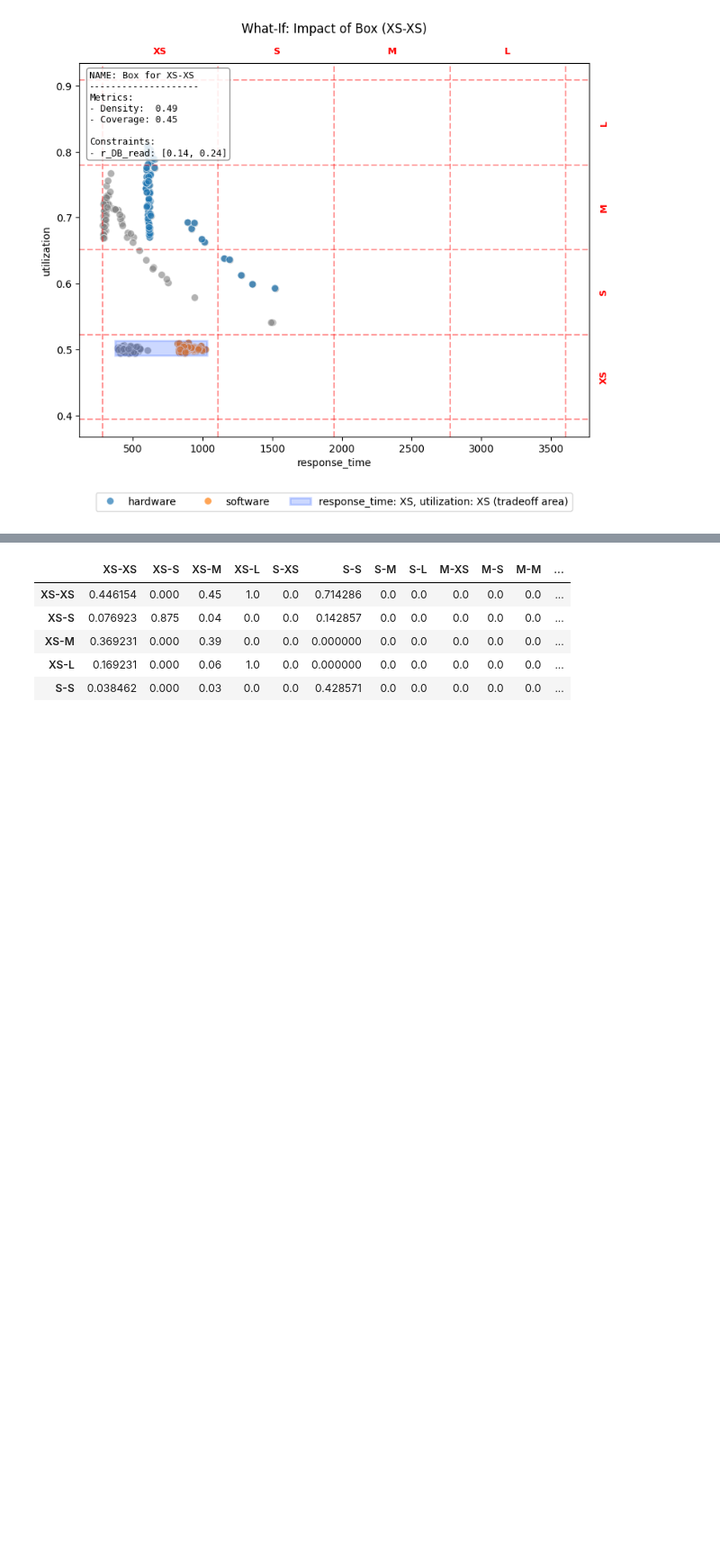
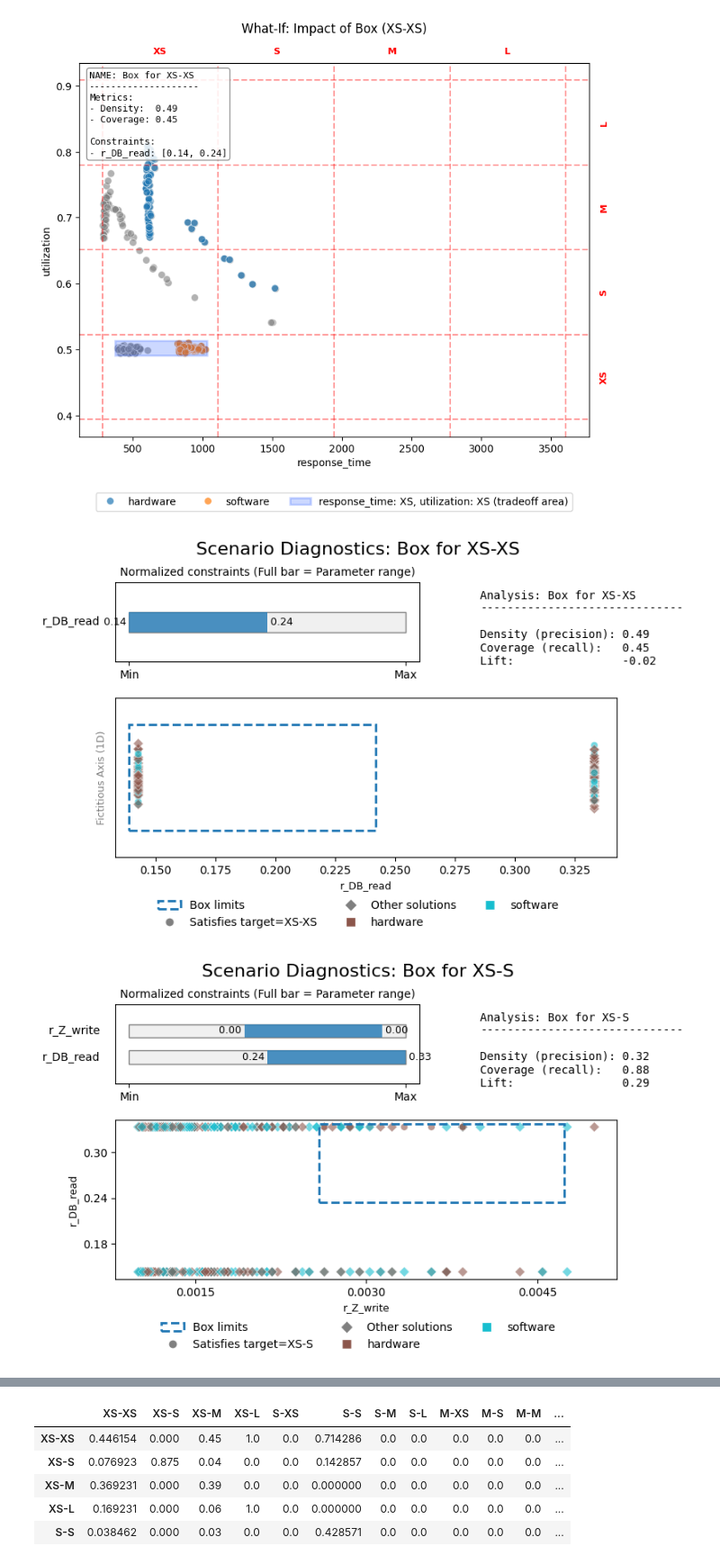
Before and after one commit to andresdp/patterns-sa, a Jupyter notebook: patterns/CQRS/analysis-cqrs.ipynb, the cells around one changed output, grey strips where cells are left out. Shown at 90% size. Cells and saved outputs as stored; diff of their text form; code cells hidden in the pictures; blank space fills up the shorter version.

Commit message:
refinement of box diagnostics plot

```diff
--- a/patterns/CQRS/analysis-cqrs.ipynb
+++ b/patterns/CQRS/analysis-cqrs.ipynb
@@ -601,3 +602,10 @@ for x_col, y_col in itertools.combinations(outcome_cols, 2):
     plt.show()
 # %% [output]
 [figure]
+# %%
+for box in prim_boxes: # Inspect PRIM boxes
+    fig = session.show_box_diagnostics(box, subset='test', show_policies=True, figsize=(8,5))
+    fig.show()
+# %% [output]
+[figure, added]
+[figure, added]
```
Also changed, not shown: parts of 4 cells of this notebook, 12 other files.
